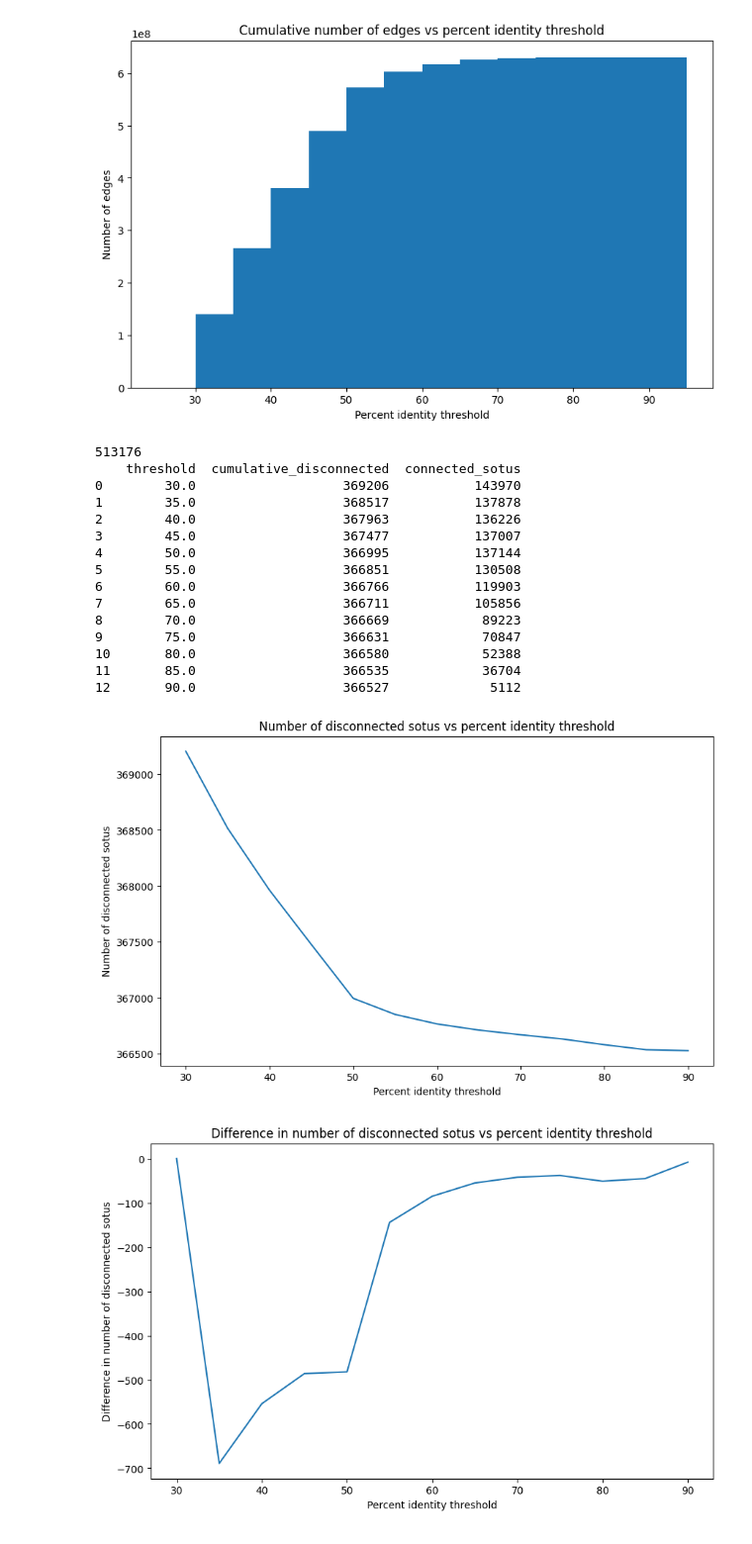
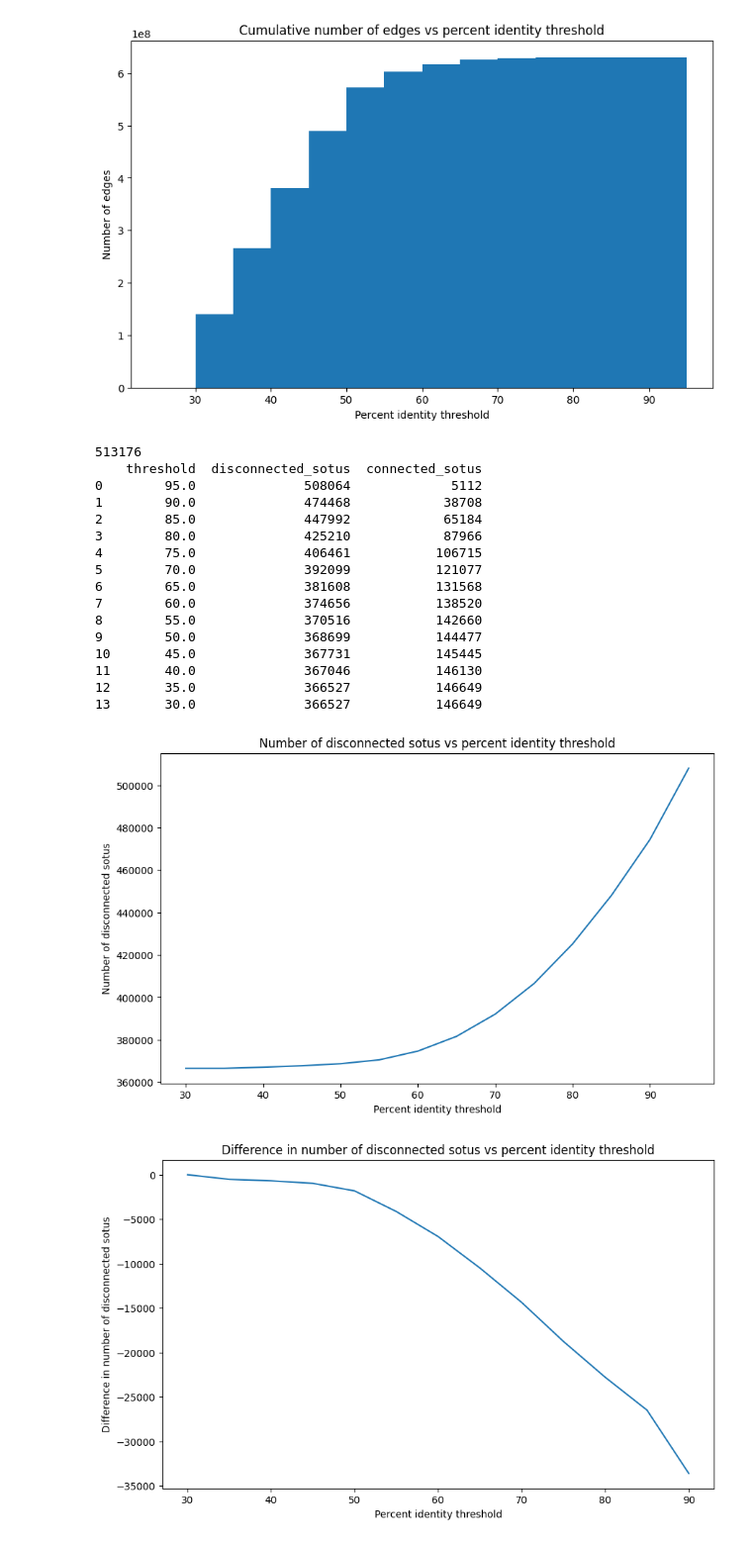
Before and after one commit to serratus-bio/virus-knowledge-graph, a Jupyter notebook: jobs/graph_learning/notebooks/knowledge-propagation.ipynb, the cells around one changed output. Shown at 99% size. Cells and saved outputs as stored; diff of their text form; code cells hidden in the pictures.

```diff
--- a/jobs/graph_learning/notebooks/knowledge-propagation.ipynb
+++ b/jobs/graph_learning/notebooks/knowledge-propagation.ipynb
@@ -2227,7 +2227,6 @@ print(len(all_sotus))
 # iterate over weight thresholds at 5% intervals
 # for each threshold, get set of sotus with edges between +/- 5% of threshold
 # subtract set of sotus with edges from set of all sotus to get cur disconnected sotus
-# plot disconnected sotus vs threshold
 
 def get_connected_sotus(min_threshold, max_threshold):
     sql_query = f'''
@@ -2245,19 +2244,19 @@ def get_connected_sotus(min_threshold, max_threshold):
     return query_sql(sql_query)
 
 def get_disconnected_sotus_plot_data():
-    if os.path.exists(f'{DATA_DIR}/disconnected_sotus_plot_data.csv'):
-        return pd.read_csv(f'{DATA_DIR}/disconnected_sotus_plot_data.csv')
+    if os.path.exists(f'{DATA_DIR}/disconnected_sotus_plot_data2.csv'):
+        return pd.read_csv(f'{DATA_DIR}/disconnected_sotus_plot_data2.csv')
 
-    thresholds = np.linspace(30, 100, 15)
+    # thresholds = np.linspace(30, 100, 15)
+    # invert thresholds
+    thresholds = np.linspace(100, 30, 15)
     counts = []
     sotu_to_node_id = get_sotu_to_node_id()
     all_sotus = set(sotu_to_node_id['sotu'])
 
-    cumulative_disconnected_sotus = all_sotus.copy()
-
     for threshold in thresholds:
         print(threshold)
-        max_threshold = threshold
+        max_threshold = 100
         min_threshold = threshold - 5
         connected_sotus = get_connected_sotus(min_threshold, max_threshold)
         if len(connected_sotus) == 0:
@@ -2267,54 +2266,57 @@ def get_disconnected_sotus_plot_data():
             for sotu in connected_sotus
         ]
         connected_sotus = set(connected_sotus)
-        cumulative_disconnected_sotus = cumulative_disconnected_sotus - connected_sotus
+        disconnected_sotus = all_sotus - connected_sotus
         counts.append({
             'threshold': threshold,
-            'cumulative_disconnected': len(cumulative_disconnected_sotus),
+            'disconnected_sotus': len(disconnected_sotus),
             'connected_sotus': len(connected_sotus),
         })
 
     counts = pd.DataFrame(counts)
-    counts.to_csv(f'{DATA_DIR}/disconnected_sotus_plot_data.csv', index=False)
+    counts.to_csv(f'{DATA_DIR}/disconnected_sotus_plot_data2.csv', index=False)
     return counts
 
 counts = get_disconnected_sotus_plot_data()
-counts['threshold'] = counts['threshold'] - 5
+counts['threshold'] = counts['threshold']
 print(counts)
 plt.figure(figsize=(10, 6))
-plt.plot(counts['threshold'], counts['cumulative_disconnected'])
+plt.plot(counts['threshold'], counts['disconnected_sotus'])
 plt.xlabel('Percent identity threshold')
 plt.ylabel('Number of disconnected sotus')
 plt.title('Number of disconnected sotus vs percent identity threshold')
 plt.show()
 
 
 
 # plot as cumulative histogram
+# counts['threshold'] = counts['threshold'] - 5
+cumulative_diff = np.cumsum(counts['disconnected_sotus'])
 cumulative_diff = np.flip(cumulative_diff)
 plt.figure(figsize=(10, 6))
-cumulative_diff = np.diff(counts['cumulative_disconnected'])
-cumulative_diff = np.insert(cumulative_diff, 0, 0)
-plt.plot(counts['threshold'], cumulative_diff)
+cumulative_diff = np.diff(counts['disconnected_sotus'])
+# cumulative_diff = np.insert(cumulative_diff, 0, cumulative_diff[0])
+plt.plot(counts['threshold'][1:], cumulative_diff)
 plt.xlabel('Percent identity threshold')
 plt.ylabel('Difference in number of disconnected sotus')
 plt.title('Difference in number of disconnected sotus vs percent identity threshold')
 plt.show()
 # %% [output]
 513176
-    threshold  cumulative_disconnected  connected_sotus
-0        30.0                   369206           143970
-1        35.0                   368517           137878
-2        40.0                   367963           136226
-3        45.0                   367477           137007
-4        50.0                   366995           137144
-5        55.0                   366851           130508
-6        60.0                   366766           119903
-7        65.0                   366711           105856
-8        70.0                   366669            89223
-9        75.0                   366631            70847
-10       80.0                   366580            52388
-11       85.0                   366535            36704
-12       90.0                   366527             5112
+    threshold  disconnected_sotus  connected_sotus
+0        95.0              508064             5112
+1        90.0              474468            38708
+2        85.0              447992            65184
+3        80.0              425210            87966
+4        75.0              406461           106715
+5        70.0              392099           121077
+6        65.0              381608           131568
+7        60.0              374656           138520
+8        55.0              370516           142660
+9        50.0              368699           144477
+10       45.0              367731           145445
+11       40.0              367046           146130
+12       35.0              366527           146649
+13       30.0              366527           146649
-[figure, old version]
+[figure, new version]
-[figure, old version]
+[figure, new version]
```
Also changed, not shown: parts of 2 cells of this notebook, 12 other files.
